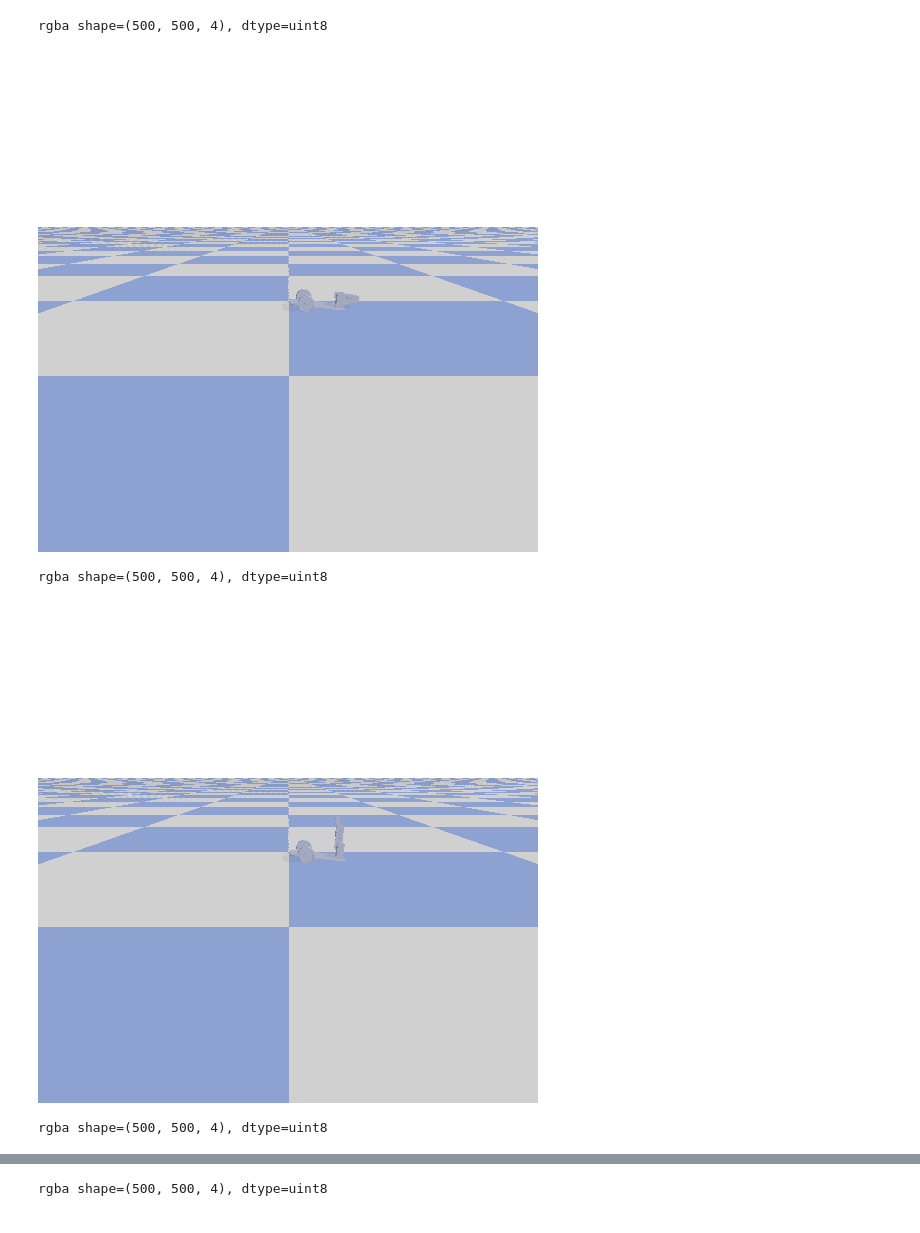
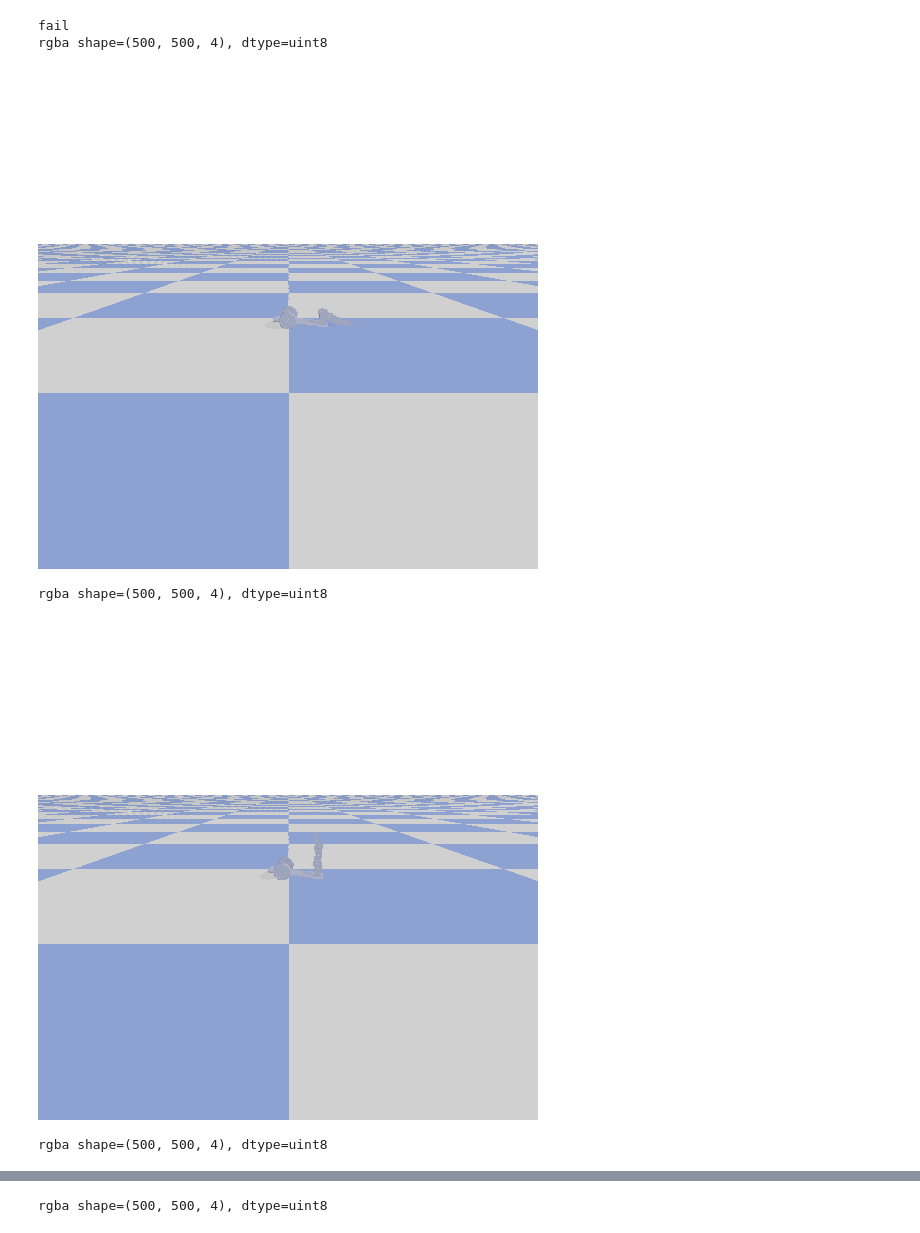
Before and after one commit to omarelsayeed/Crawling-Robot-Simulation, a Jupyter notebook: Crawling Robot Simulation.ipynb, the cells around one changed output, grey strips where cells are left out. Cells and saved outputs as stored; diff of their text form; code cells hidden in the pictures.

```diff
--- a/Crawling Robot Simulation.ipynb
+++ b/Crawling Robot Simulation.ipynb
@@ -168,9 +173,9 @@ myRobot.resetEnvironment()
 steps=100
 Q_table=init_q(9 , 9)
 total_rewards=[]
+old_state=myRobot.resetEnvironment()
 for i in range(steps):
 
-    #old_state = myRobot.resetEnvironment()
     try :
         action = epsilon_greedy(Q_table ,epsilon , 9 , old_state)
         new_state, reward = myRobot.step(action)
@@ -186,5 +191,6 @@ rgba shape=(500, 500, 4), dtype=uint8
+fail
 rgba shape=(500, 500, 4), dtype=uint8
-[figure, old version]
+[figure, new version]
 rgba shape=(500, 500, 4), dtype=uint8
-[figure, old version]
+[figure, new version]
 rgba shape=(500, 500, 4), dtype=uint8
```
Also changed, not shown: parts of 8 cells of this notebook.
